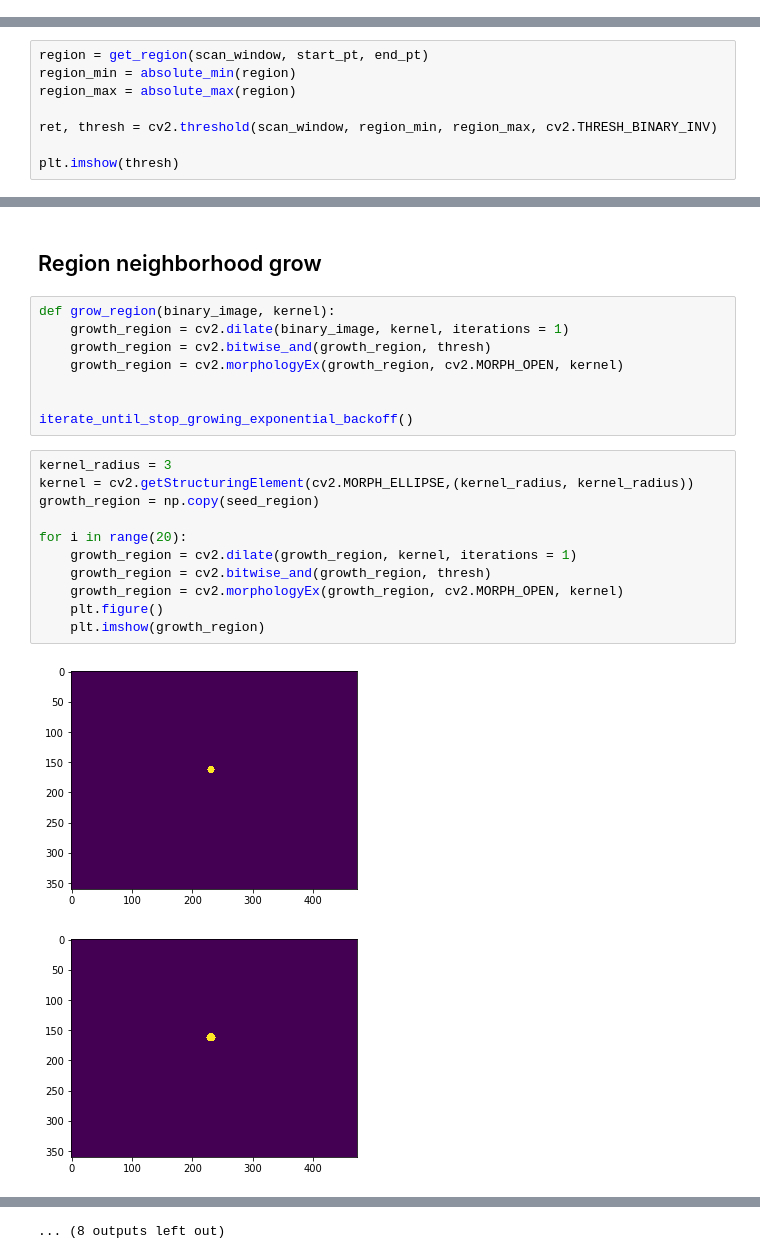
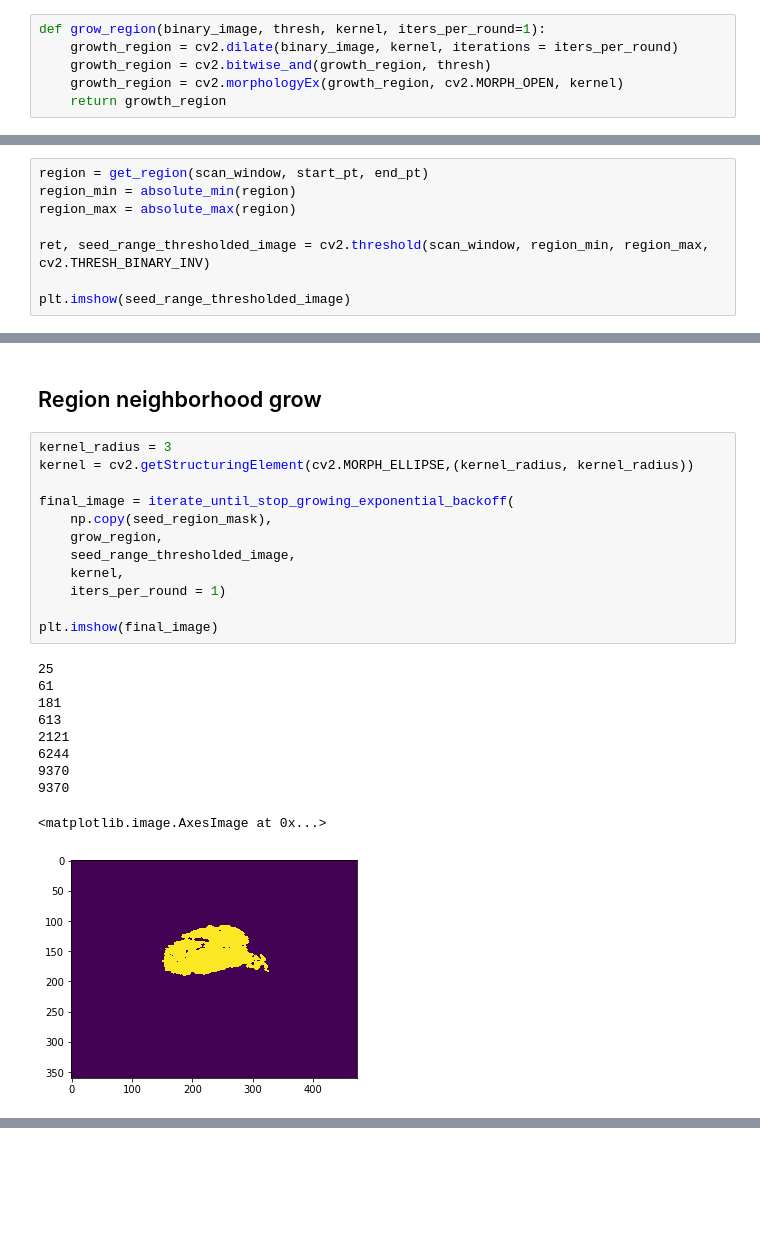
Before and after one commit to penn-ultrasound-research-laboratory/Deep-Ultrasound-Classification, a Jupyter notebook: _notebooks/LeakPluggingCary.ipynb, the cells around one changed output, grey strips where cells are left out. Cells and saved outputs as stored; diff of their text form; blank space fills up the shorter version.

Commit message:
exponential backoff generic growth routine working. cleaned up naming

```diff
--- a/_notebooks/LeakPluggingCary.ipynb
+++ b/_notebooks/LeakPluggingCary.ipynb
@@ -53,3 +61,9 @@ def iterate_until_stop_growing_exponential_backoff(binary_image, kernel, routine
+# %%
+def grow_region(binary_image, thresh, kernel, iters_per_round=1):
+    growth_region = cv2.dilate(binary_image, kernel, iterations = iters_per_round)
+    growth_region = cv2.bitwise_and(growth_region, thresh)
+    growth_region = cv2.morphologyEx(growth_region, cv2.MORPH_OPEN, kernel)
+    return growth_region
 # %% [markdown]
 ### Load frame from file
 # %%
@@ -122,8 +129,8 @@ region = get_region(scan_window, start_pt, end_pt)
 region_min = absolute_min(region)
 region_max = absolute_max(region)
 
-ret, thresh = cv2.threshold(scan_window, region_min, region_max, cv2.THRESH_BINARY_INV)
+ret, seed_range_thresholded_image = cv2.threshold(scan_window, region_min, region_max, cv2.THRESH_BINARY_INV)
 
-plt.imshow(thresh)
+plt.imshow(seed_range_thresholded_image)
 # %% [output]
 <matplotlib.image.AxesImage at 0x...>
@@ -131,24 +138,25 @@ plt.imshow(thresh)
 # %% [markdown]
 ## Region neighborhood grow
-# %%
-def grow_region(binary_image, kernel):
-    growth_region = cv2.dilate(binary_image, kernel, iterations = 1)
-    growth_region = cv2.bitwise_and(growth_region, thresh)
-    growth_region = cv2.morphologyEx(growth_region, cv2.MORPH_OPEN, kernel)
-
-
-iterate_until_stop_growing_exponential_backoff()
 # %%
 kernel_radius = 3
 kernel = cv2.getStructuringElement(cv2.MORPH_ELLIPSE,(kernel_radius, kernel_radius))
-growth_region = np.copy(seed_region)
 
-for i in range(20):
-    growth_region = cv2.dilate(growth_region, kernel, iterations = 1)
-    growth_region = cv2.bitwise_and(growth_region, thresh)
-    growth_region = cv2.morphologyEx(growth_region, cv2.MORPH_OPEN, kernel)
-    plt.figure()
-    plt.imshow(growth_region)
+final_image = iterate_until_stop_growing_exponential_backoff(
+    np.copy(seed_region_mask),
+    grow_region,
+    seed_range_thresholded_image,
+    kernel,
+    iters_per_round = 1)
+
+plt.imshow(final_image)
 # %% [output]
+25
+61
+181
+613
+2121
+6244
+9370
+9370
+<matplotlib.image.AxesImage at 0x...>
-[figure, old version]
+[figure, new version]
-[figure, removed]
@@ -165 +162,0 @@ for i in range(20):
-... (8 outputs left out)
```
Also changed, not shown: parts of 6 cells of this notebook.
